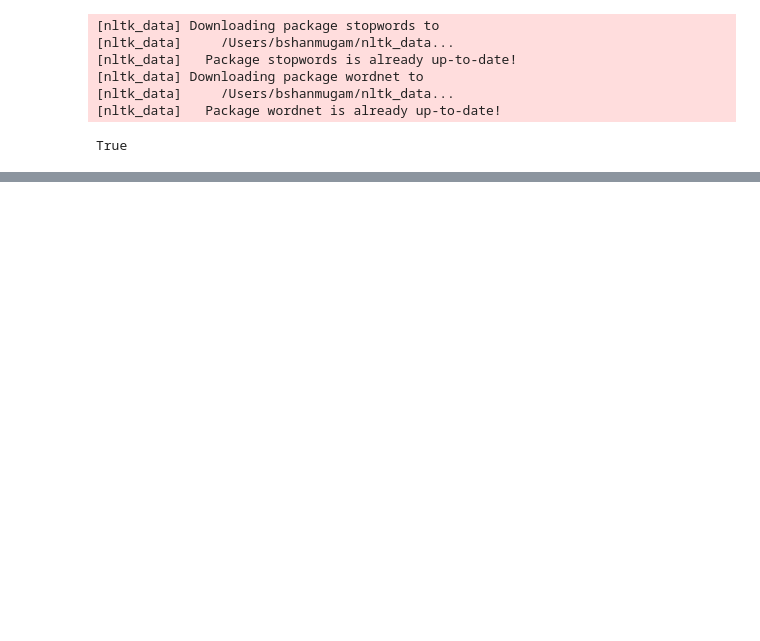
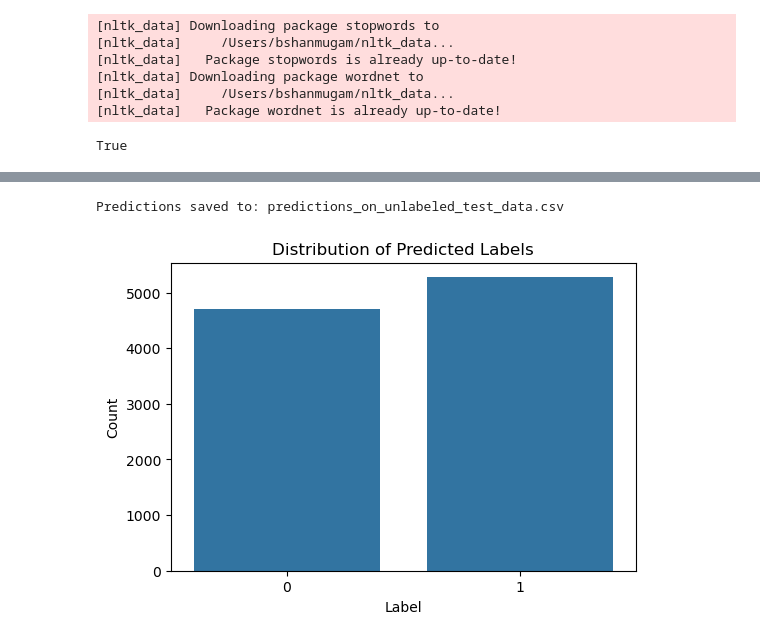
Before and after one commit to Julseb-Ironhack-AI/project-nlp-challenge, a Jupyter notebook: LogisticRegression_Model.ipynb, the cells around one changed output, grey strips where cells are left out. Drawn from its saved outputs; the diff is of its cells as text; code cells hidden in the pictures; blank space fills up the shorter version.

```diff
--- a/LogisticRegression_Model.ipynb
+++ b/LogisticRegression_Model.ipynb
@@ -165,0 +160,13 @@ Loaded model accuracy: 73.81%
+# %%
+
+
+# Load saved pipeline
+pipeline = joblib.load('LogisticRegression.pkl')
+# %%
+# Load new test data
+test_data = pd.read_csv('/Users/bshanmugam/Documents/AIENginnering/project-nlp-challenge/dataset/testing_data_lowercase_nolabels.csv', header=None, names=['combined'])
+
+
+
+test_data[['label', 'title']] = test_data['combined'].str.split('\t', n=1, expand=True)
+test_data = test_data.drop(columns=['label', 'combined'])
@@ -165,0 +184,8 @@ Loaded model accuracy: 73.81%
+# %%
+loaded_pipeline = joblib.load('LogisticRegression.pkl')
+test_data['predicted_label'] = loaded_pipeline.predict(test_data['title'])
+# %%
+new_predictions = pipeline.predict(test_data['title'])
+test_data['predicted_label'] = new_predictions
+print("\nSample Predictions:")
+print(test_data.head())
@@ -165,0 +200,19 @@ Loaded model accuracy: 73.81%
+# %%
+output_path = 'predictions_on_unlabeled_test_data.csv'
+test_data.to_csv(output_path, index=False)
+print(f"\nPredictions saved to: {output_path}")
+# %% [output]
+Predictions saved to: predictions_on_unlabeled_test_data.csv
+# %%
+import seaborn as sns
+import matplotlib.pyplot as plt
+
+# Countplot of predicted labels
+plt.figure(figsize=(6,4))
+sns.countplot(x='predicted_label', data=test_data)
+plt.title("Distribution of Predicted Labels")
+plt.xlabel("Label")
+plt.ylabel("Count")
+plt.show()
+# %% [output]
+[figure, added]
```
Also changed, not shown: parts of 21 cells of this notebook, 3 other files.
